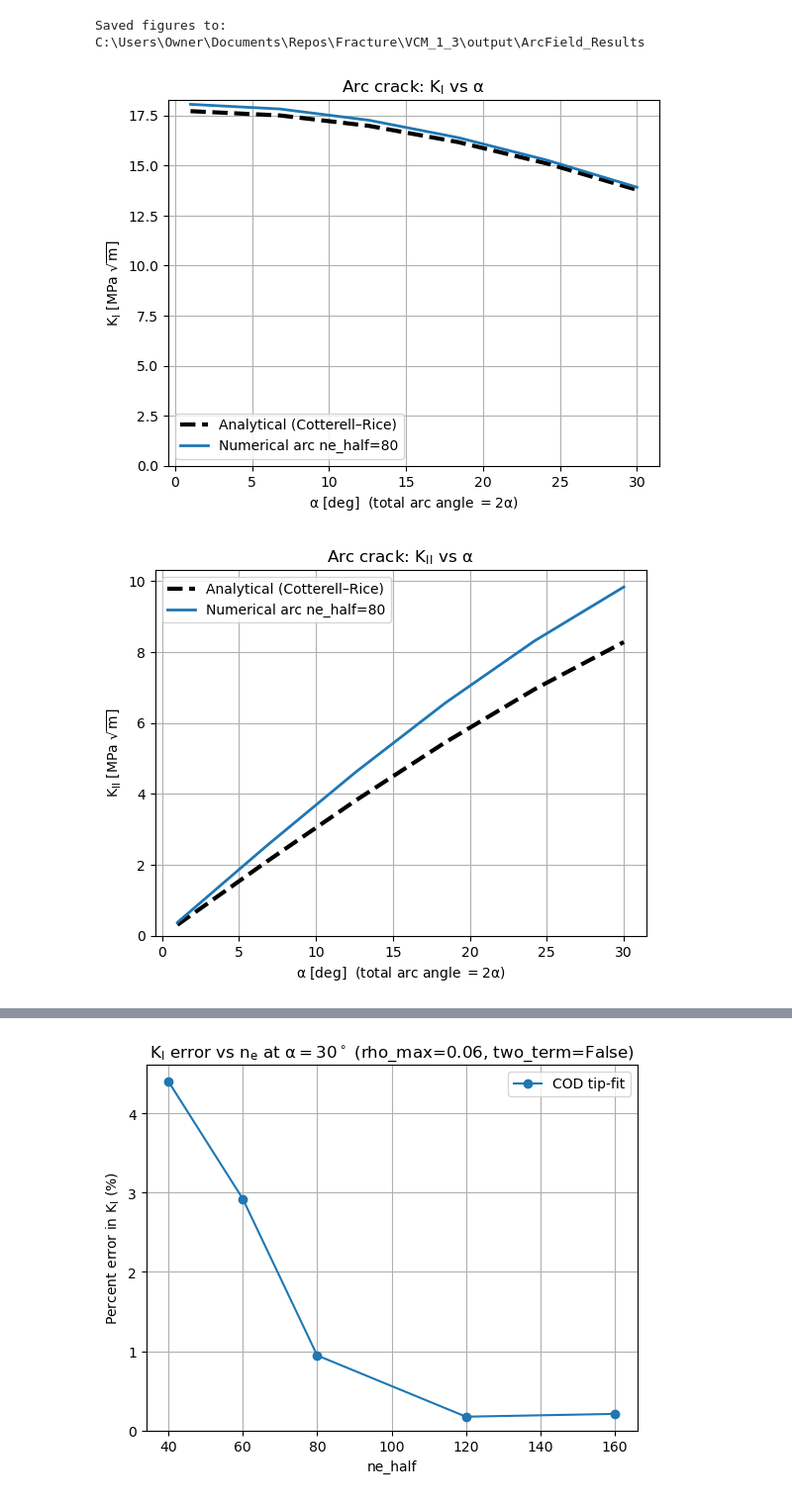
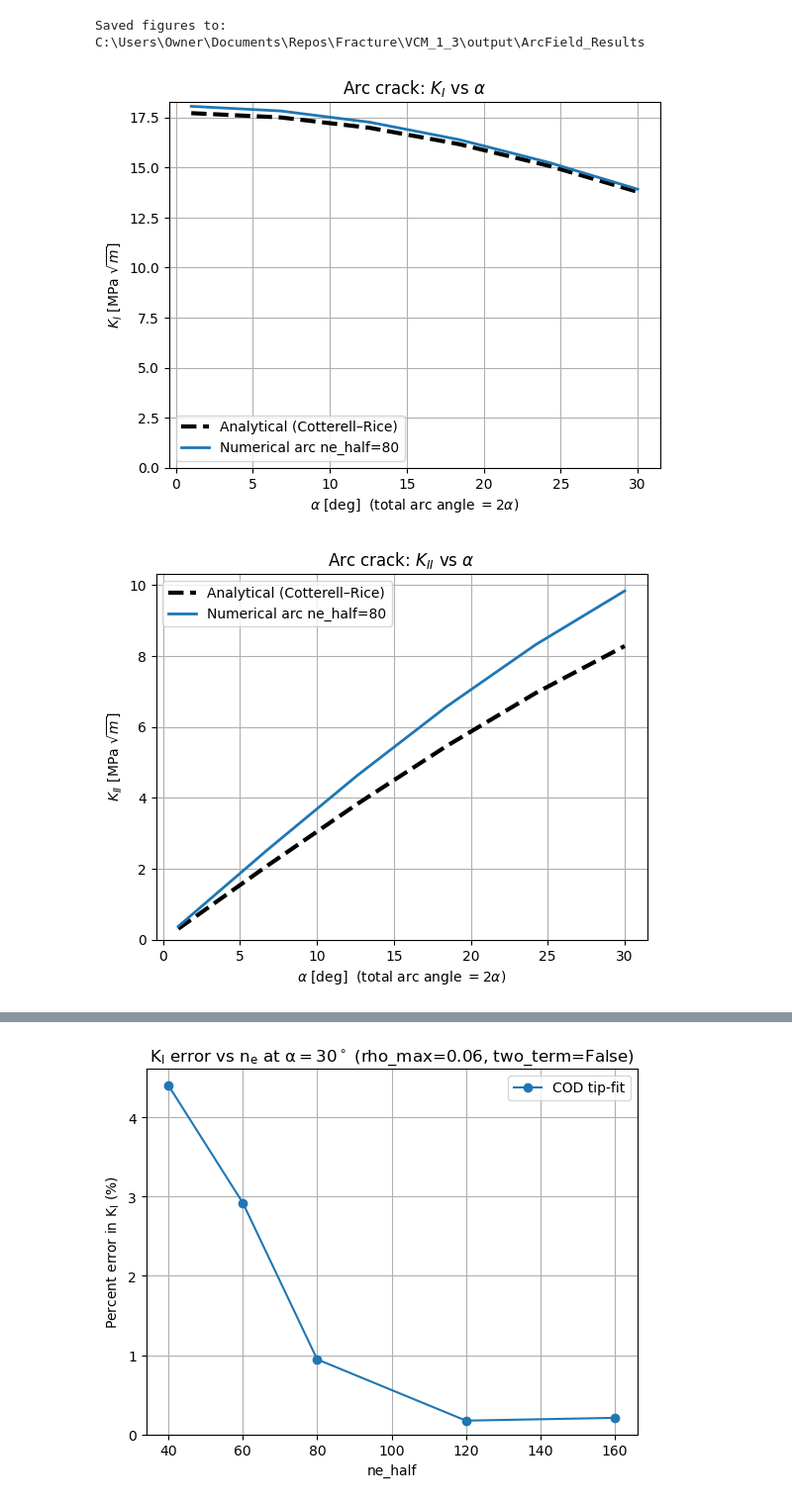
Before and after one commit to Ghoniem/Fracture, a Jupyter notebook: VCM_1_3/notebooks/validation.ipynb, the cells around one changed output, grey strips where cells are left out. Shown at 99% size. Drawn from its saved outputs; the diff is of its cells as text; code cells hidden in the pictures.

```diff
--- a/VCM_1_3/notebooks/validation.ipynb
+++ b/VCM_1_3/notebooks/validation.ipynb
@@ -1146,35 +1146,6 @@ base_knobs = dict(
     junction_model="strict",
     parametrization="polyline",
 )
-
-# -------------------------
-# Cotterell–Rice analytical SIFs
-# alpha = half-angle, formulas already contain alpha/2
-# a_arc = half ARC length = R * alpha
-# -------------------------
-def cotterell_rice_K(alpha, a_arc, sxx, syy, sxy):
-    A0 = 0.5 * (syy + sxx)
-    D0 = 0.5 * (syy - sxx)
-
-    s = np.sin(alpha/2)
-    c = np.cos(alpha/2)
-
-    bracket = A0 - D0 * (s**2) * (c**2)
-
-    KI  = np.sqrt(np.pi * a_arc) * (
-        bracket * (c / (1.0 + s**2))
-        + D0 * np.cos(3.0 * alpha/2)
-        - sxy * (np.sin(3.0 * alpha/2) + s**3)
-    )
-
-    KII = np.sqrt(np.pi * a_arc) * (
-        bracket * (s / (1.0 + s**2))
-        + D0 * np.sin(3.0 * alpha/2)
-        + sxy * (np.cos(3.0 * alpha/2) + c * s**2)
-    )
-
-    return KI, KII
-
 # -------------------------
 # Arc geometry (TRUE circle center)
 # -------------------------
@@ -1242,7 +1213,7 @@ def solve_K(net, ne_half):
 
 
 # ============================================================
-# Run: ARC geometry, ne_half = 30
+# Run: ARC geometry, ne_half = 80
 # ============================================================
 ne_half = 80
 scale = 1e-6
@@ -1271,32 +1242,32 @@ KI_ana = np.array(KI_ana)
 KII_ana = np.array(KII_ana)
 KI_num = np.array(KI_num)
 KII_num = np.array(KII_num)
 
 
 # -------------------------
 # Plots
 # -------------------------
 fig1, ax1 = plt.subplots()
 ax1.plot(alpha_deg, KI_ana*scale, "k--", lw=3, label="Analytical (Cotterell–Rice)")
 ax1.plot(alpha_deg, KI_num*scale, lw=2, label=f"Numerical arc ne_half={ne_half}")
 ax1.set_xlabel(r"$\alpha$ [deg]  (total arc angle $=2\alpha$)")
 ax1.set_ylabel(r"$K_I$ [MPa $\sqrt{m}$]")
 ax1.set_title("Arc crack: $K_I$ vs $\\alpha$")
 ax1.grid(True); ax1.legend()
 ax1.set_ylim(bottom=0)
 fig1.savefig(out_dir / "KI_vs_alpha_1term_ne80.png", dpi=300, bbox_inches="tight")
 plt.show()
 
 fig2, ax2 = plt.subplots()
 ax2.plot(alpha_deg, KII_ana*scale, "k--", lw=3, label="Analytical (Cotterell–Rice)")
 ax2.plot(alpha_deg,KII_num*scale, lw=2, label=f"Numerical arc ne_half={ne_half}")
 ax2.set_xlabel(r"$\alpha$ [deg]  (total arc angle $=2\alpha$)")
 ax2.set_ylabel(r"$K_{II}$ [MPa $\sqrt{m}$]")
 ax2.set_title("Arc crack: $K_{II}$ vs $\\alpha$")
 ax2.grid(True); ax2.legend()
 ax2.set_ylim(bottom=0)
 fig2.savefig(out_dir / "KII_vs_alpha_1term_ne80.png", dpi=300, bbox_inches="tight")
 plt.show()
 # %% [output]
-[figure, old version]
+[figure, new version]
-[figure, old version]
+[figure, new version]
```
Also changed, not shown: parts of 4 cells of this notebook, 15 other files.
